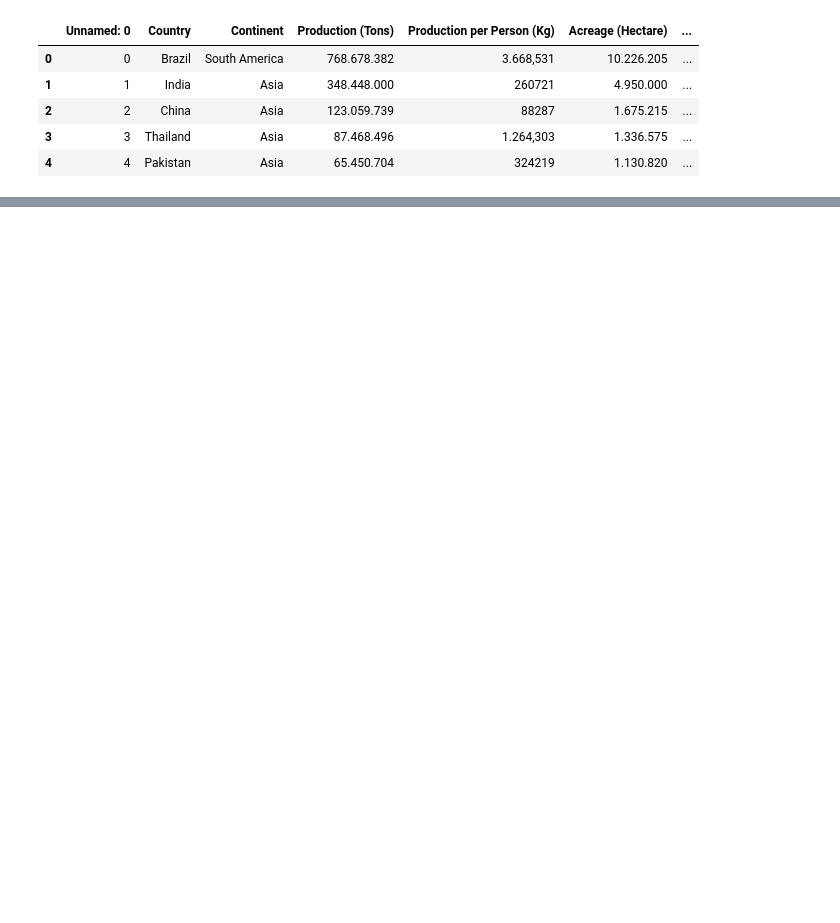
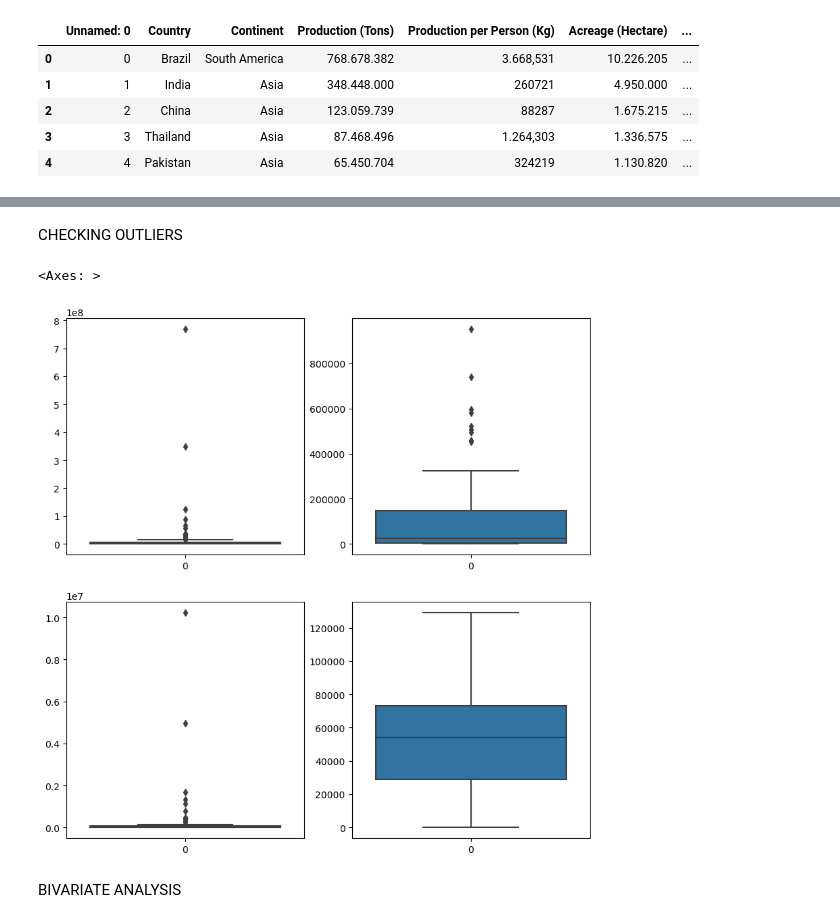
Before and after one commit to tanisha346gfd/data-science2, a Jupyter notebook: practice/sugercane-project.ipynb, the cells around one changed output, grey strips where cells are left out. Drawn from its saved outputs; the diff is of its cells as text; code cells hidden in the pictures; blank space fills up the shorter version.

```diff
--- a/practice/sugercane-project.ipynb
+++ b/practice/sugercane-project.ipynb
@@ -33,0 +123,19 @@ df.rename()
+# %% [markdown]
+CHECKING OUTLIERS
+# %%
+plt.figure(figsize=(10,10))
+plt.subplot(2,2,1)
+sns.boxplot(df["Production(Tons)"])
+
+plt.subplot(2,2,2)
+sns.boxplot(df["Production_per_person(Kg)"])
+
+plt.subplot(2,2,3)
+sns.boxplot(df["Acreage(Hectare)"])
+plt.subplot(2,2,4)
+sns.boxplot(df["Yield(Kg/Hectare)"])
+# %% [output]
+<Axes: >
+[figure, added]
+# %% [markdown]
+BIVARIATE ANALYSIS
```
Also changed, not shown: parts of 19 cells of this notebook, 1 other file.
